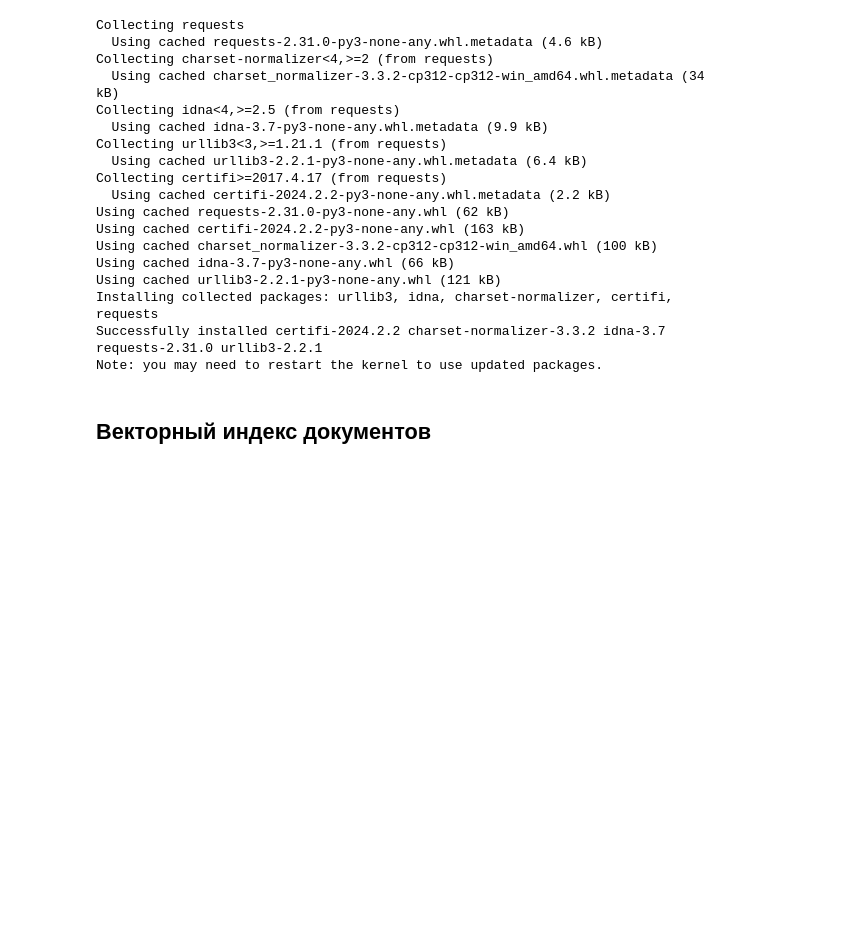
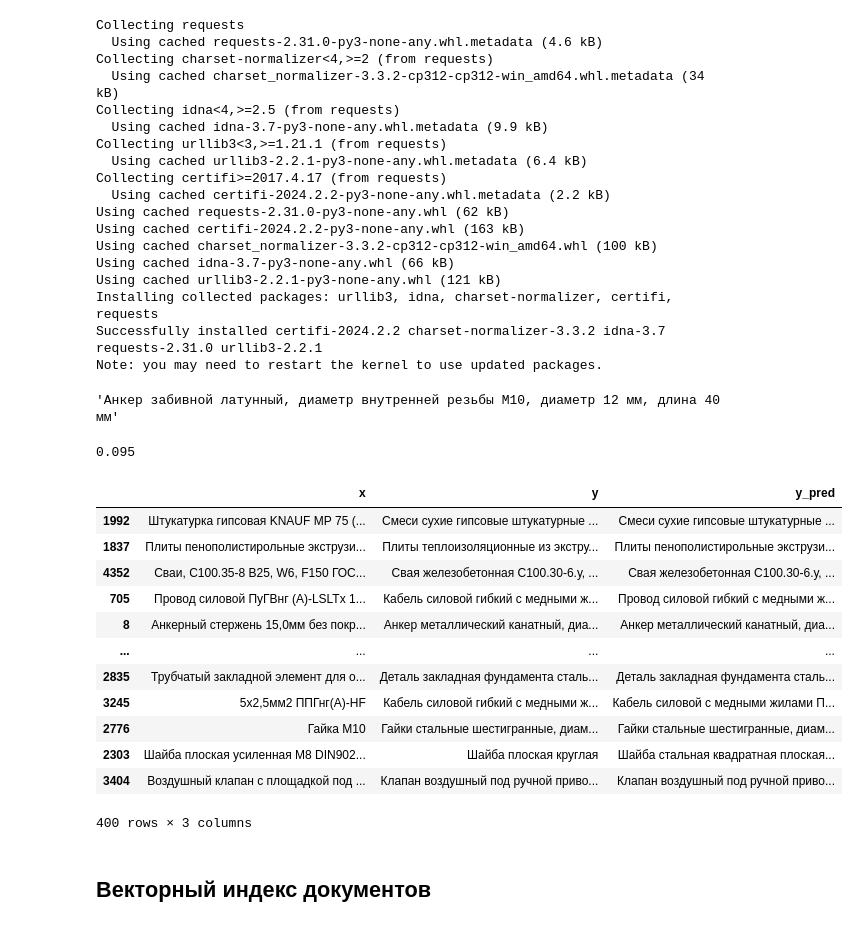
Before and after one commit to moad-dev/bureclass, a Jupyter notebook: research/brc.ipynb, the cells around one changed output. Drawn from its saved outputs; the diff is of its cells as text; code cells hidden in the pictures; blank space fills up the shorter version.

```diff
--- a/research/brc.ipynb
+++ b/research/brc.ipynb
@@ -278,7 +279,6 @@ X_test
 1204 rows × 2 columns
 # %%
 import requests
-def request_to_api(aaa):
-    pass
-r = requests.get('http://localhost:8000/api/search', params={'object_name': 'анкер забивной м10', 'limit': 1})
-print(r.text)
+def request_to_api(name):
+    r = requests.get('http://localhost:80/api/search', params={'object_name': name, 'limit': 1})
+    return r.json()[0]['object_name']
@@ -306,13 +304,35 @@ Installing collected packages: urllib3, idna, charset-normalizer, certifi, reque
 Successfully installed certifi-2024.2.2 charset-normalizer-3.3.2 idna-3.7 requests-2.31.0 urllib3-2.2.1
 Note: you may need to restart the kernel to use updated packages.
 # %%
-%%timeit
-request_to_api(111)
+#%%timeit
+request_to_api('анкер забивной м10')
+# %% [output]
+'Анкер забивной латунный, диаметр внутренней резьбы М10, диаметр 12 мм, длина 40 мм'
+# %%
+X_test = X_test.head(400)
 # %%
 X_test["y_pred"] = X_test["x"].apply(request_to_api)
 # %%
 
 sum(X_test["y"] == X_test["y_pred"]) / len(X_test)
+# %% [output]
+0.095
+# %%
+X_test
+# %% [output]
+|  | x | y | y_pred |
+| 1992 | Штукатурка гипсовая KNAUF МР 75 (... | Смеси сухие гипсовые штукатурные ... | Смеси сухие гипсовые штукатурные ... |
+| 1837 | Плиты пенополистирольные экструзи... | Плиты теплоизоляционные из экстру... | Плиты пенополистирольные экструзи... |
+| 4352 | Сваи, С100.35-8 B25, W6, F150 ГОС... | Свая железобетонная С100.30-6.у, ... | Свая железобетонная С100.30-6.у, ... |
+| 705 | Провод силовой ПуГВнг (A)-LSLTx 1... | Кабель силовой гибкий с медными ж... | Провод силовой гибкий с медными ж... |
+| 8 | Анкерный стержень 15,0мм без покр... | Анкер металлический канатный, диа... | Анкер металлический канатный, диа... |
+| ... | ... | ... | ... |
+| 2835 | Трубчатый закладной элемент для о... | Деталь закладная фундамента сталь... | Деталь закладная фундамента сталь... |
+| 3245 | 5х2,5мм2 ППГнг(А)-HF | Кабель силовой гибкий с медными ж... | Кабель силовой с медными жилами П... |
+| 2776 | Гайка М10 | Гайки стальные шестигранные, диам... | Гайки стальные шестигранные, диам... |
+| 2303 | Шайба плоская усиленная М8 DIN902... | Шайба плоская круглая | Шайба стальная квадратная плоская... |
+| 3404 | Воздушный клапан с площадкой под ... | Клапан воздушный под ручной приво... | Клапан воздушный под ручной приво... |
+400 rows × 3 columns
 # %% [markdown]
 ## Векторный индекс документов
 # %% [markdown]
```
Also changed, not shown: parts of 2 cells of this notebook.
